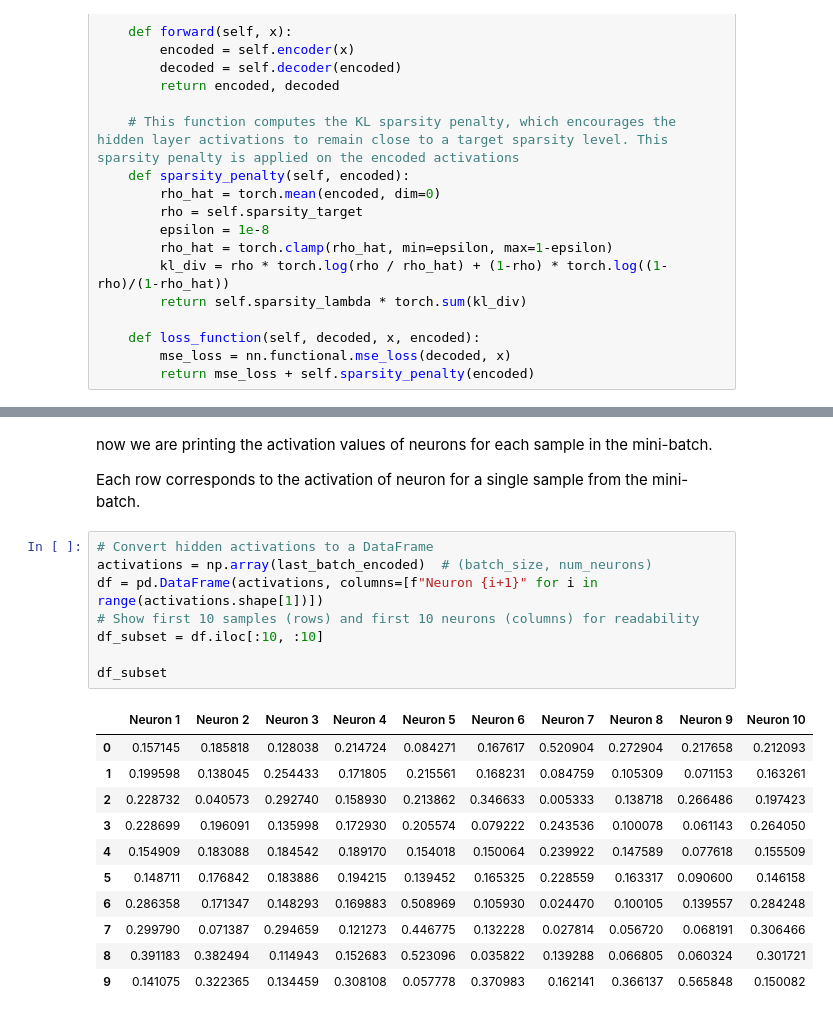
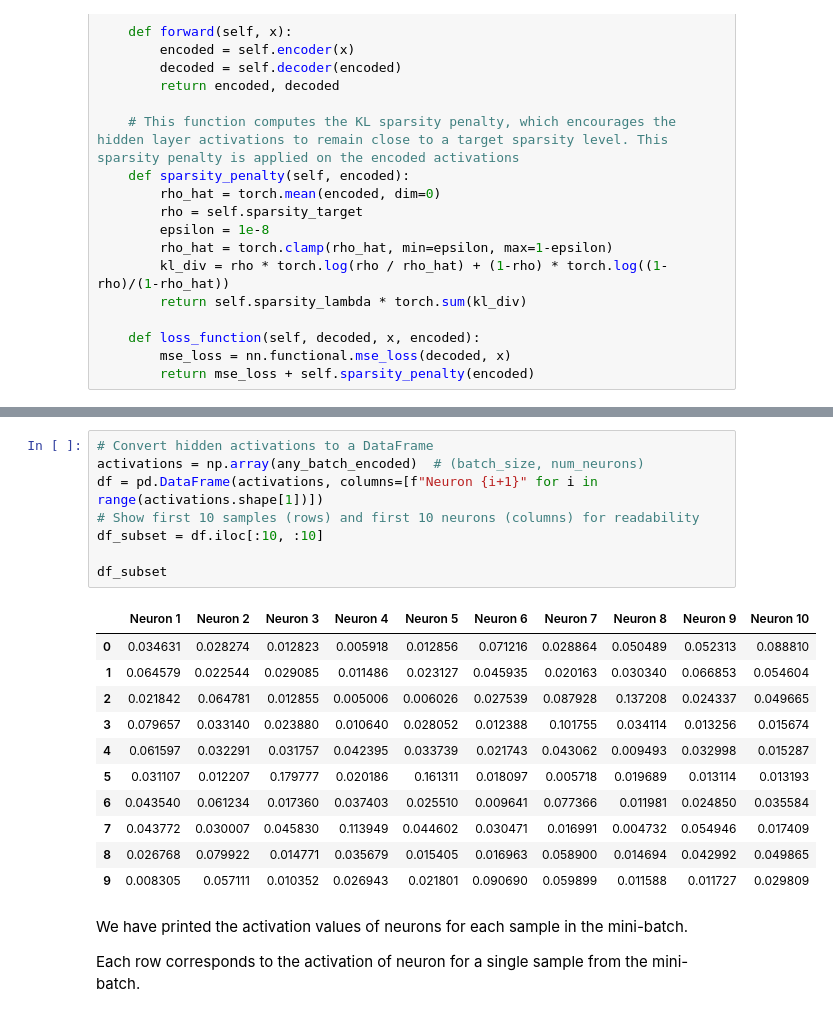
Before and after one commit to Anshu00027/SAE-for-PINNs, a Jupyter notebook: SAE-for-Taylor-Green-Vortex-PINNs.ipynb, the cells around one changed output, grey strips where cells are left out. Cells and saved outputs as stored; diff of their text form.

```diff
--- a/SAE-for-Taylor-Green-Vortex-PINNs.ipynb
+++ b/SAE-for-Taylor-Green-Vortex-PINNs.ipynb
@@ -247,27 +292,27 @@ Saved SAE encoded features shape: (3475, 120)
+# %%
+# Convert hidden activations to a DataFrame
+activations = np.array(any_batch_encoded)  # (batch_size, num_neurons)
+df = pd.DataFrame(activations, columns=[f"Neuron {i+1}" for i in range(activations.shape[1])])
+# Show first 10 samples (rows) and first 10 neurons (columns) for readability
+df_subset = df.iloc[:10, :10]
+
+df_subset
+# %% [output]
+|  | Neuron 1 | Neuron 2 | Neuron 3 | Neuron 4 | Neuron 5 | Neuron 6 | Neuron 7 | Neuron 8 | Neuron 9 | Neuron 10 |
+| 0 | 0.034631 | 0.028274 | 0.012823 | 0.005918 | 0.012856 | 0.071216 | 0.028864 | 0.050489 | 0.052313 | 0.088810 |
+| 1 | 0.064579 | 0.022544 | 0.029085 | 0.011486 | 0.023127 | 0.045935 | 0.020163 | 0.030340 | 0.066853 | 0.054604 |
+| 2 | 0.021842 | 0.064781 | 0.012855 | 0.005006 | 0.006026 | 0.027539 | 0.087928 | 0.137208 | 0.024337 | 0.049665 |
+| 3 | 0.079657 | 0.033140 | 0.023880 | 0.010640 | 0.028052 | 0.012388 | 0.101755 | 0.034114 | 0.013256 | 0.015674 |
+| 4 | 0.061597 | 0.032291 | 0.031757 | 0.042395 | 0.033739 | 0.021743 | 0.043062 | 0.009493 | 0.032998 | 0.015287 |
+| 5 | 0.031107 | 0.012207 | 0.179777 | 0.020186 | 0.161311 | 0.018097 | 0.005718 | 0.019689 | 0.013114 | 0.013193 |
+| 6 | 0.043540 | 0.061234 | 0.017360 | 0.037403 | 0.025510 | 0.009641 | 0.077366 | 0.011981 | 0.024850 | 0.035584 |
+| 7 | 0.043772 | 0.030007 | 0.045830 | 0.113949 | 0.044602 | 0.030471 | 0.016991 | 0.004732 | 0.054946 | 0.017409 |
+| 8 | 0.026768 | 0.079922 | 0.014771 | 0.035679 | 0.015405 | 0.016963 | 0.058900 | 0.014694 | 0.042992 | 0.049865 |
+| 9 | 0.008305 | 0.057111 | 0.010352 | 0.026943 | 0.021801 | 0.090690 | 0.059899 | 0.011588 | 0.011727 | 0.029809 |
 # %% [markdown]
-now we are printing the activation values of neurons for each sample in the mini-batch.
+We have printed the activation values of neurons for each sample in the mini-batch.
 
 Each row corresponds to the activation of neuron for a single sample from the mini-batch.
-# %%
-# Convert hidden activations to a DataFrame
-activations = np.array(last_batch_encoded)  # (batch_size, num_neurons)
-df = pd.DataFrame(activations, columns=[f"Neuron {i+1}" for i in range(activations.shape[1])])
-# Show first 10 samples (rows) and first 10 neurons (columns) for readability
-df_subset = df.iloc[:10, :10]
-
-df_subset
-# %% [output]
-|  | Neuron 1 | Neuron 2 | Neuron 3 | Neuron 4 | Neuron 5 | Neuron 6 | Neuron 7 | Neuron 8 | Neuron 9 | Neuron 10 |
-| 0 | 0.157145 | 0.185818 | 0.128038 | 0.214724 | 0.084271 | 0.167617 | 0.520904 | 0.272904 | 0.217658 | 0.212093 |
-| 1 | 0.199598 | 0.138045 | 0.254433 | 0.171805 | 0.215561 | 0.168231 | 0.084759 | 0.105309 | 0.071153 | 0.163261 |
-| 2 | 0.228732 | 0.040573 | 0.292740 | 0.158930 | 0.213862 | 0.346633 | 0.005333 | 0.138718 | 0.266486 | 0.197423 |
-| 3 | 0.228699 | 0.196091 | 0.135998 | 0.172930 | 0.205574 | 0.079222 | 0.243536 | 0.100078 | 0.061143 | 0.264050 |
-| 4 | 0.154909 | 0.183088 | 0.184542 | 0.189170 | 0.154018 | 0.150064 | 0.239922 | 0.147589 | 0.077618 | 0.155509 |
-| 5 | 0.148711 | 0.176842 | 0.183886 | 0.194215 | 0.139452 | 0.165325 | 0.228559 | 0.163317 | 0.090600 | 0.146158 |
-| 6 | 0.286358 | 0.171347 | 0.148293 | 0.169883 | 0.508969 | 0.105930 | 0.024470 | 0.100105 | 0.139557 | 0.284248 |
-| 7 | 0.299790 | 0.071387 | 0.294659 | 0.121273 | 0.446775 | 0.132228 | 0.027814 | 0.056720 | 0.068191 | 0.306466 |
-| 8 | 0.391183 | 0.382494 | 0.114943 | 0.152683 | 0.523096 | 0.035822 | 0.139288 | 0.066805 | 0.060324 | 0.301721 |
-| 9 | 0.141075 | 0.322365 | 0.134459 | 0.308108 | 0.057778 | 0.370983 | 0.162141 | 0.366137 | 0.565848 | 0.150082 |
 # %% [markdown]
  As we can see, the tabular representation of activations lists raw numeric values for each neuron (columns) across samples in the mini-batch (rows).
  However, these values alone are not visually intuitive it is difficult to quickly identify which neurons/feature are more active, or how activation intensity varies across samples.
```
Also changed, not shown: parts of 16 cells of this notebook.
